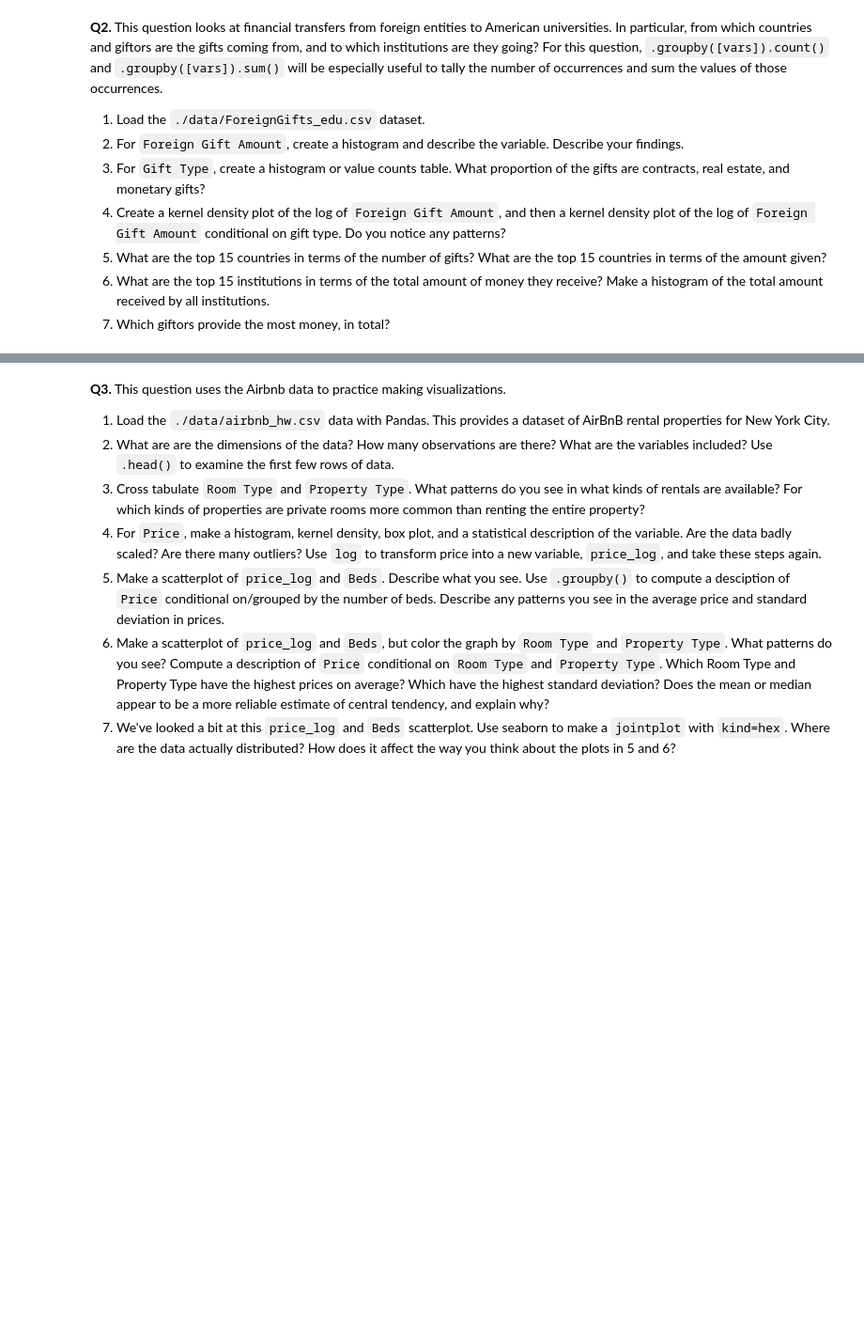
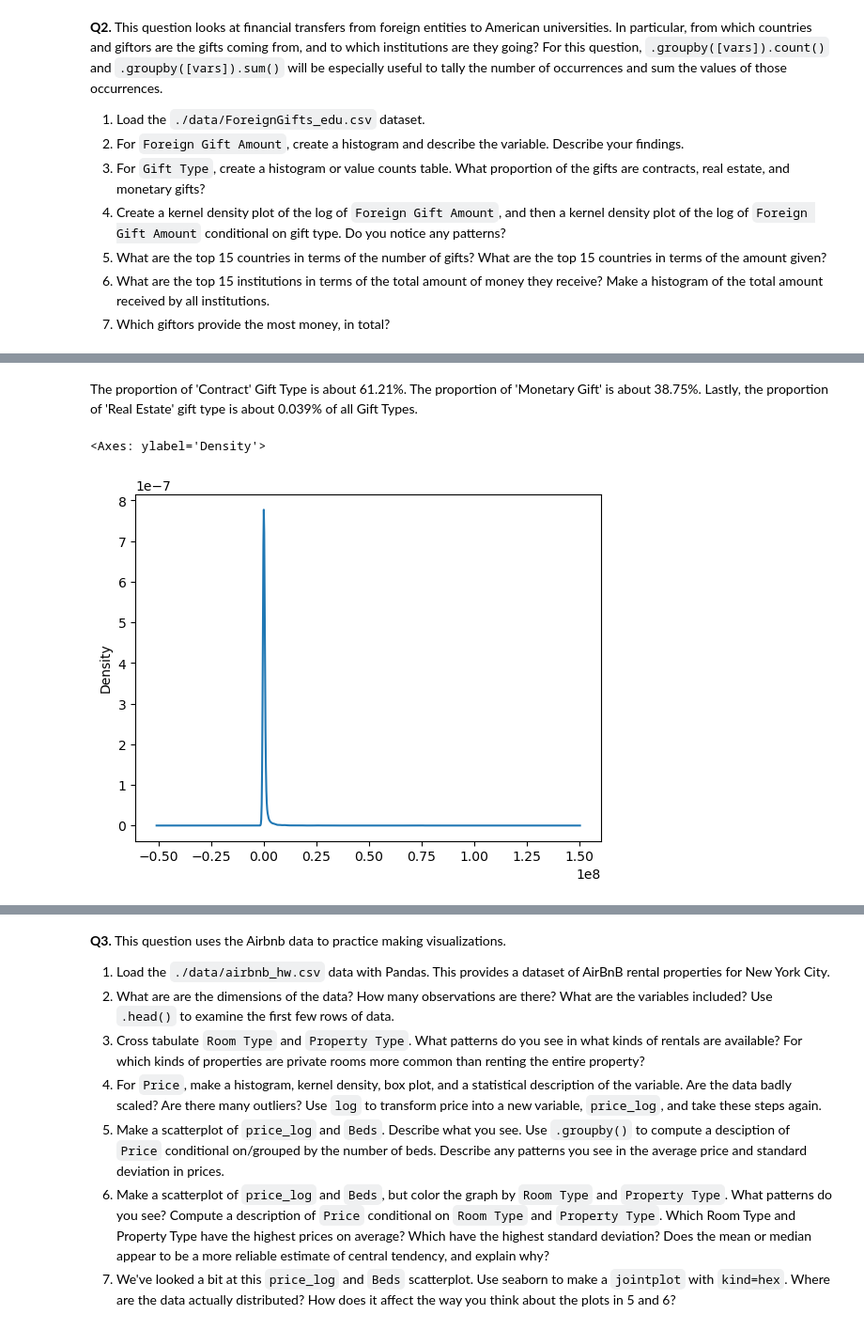
Before and after one commit to yuthimreddy/EDA_HW03, a Jupyter notebook: assignment/assignment.ipynb, the cells around one changed output, grey strips where cells are left out. Shown at 94% size. Drawn from its saved outputs; the diff is of its cells as text; code cells hidden in the pictures; blank space fills up the shorter version.

```diff
--- a/assignment/assignment.ipynb
+++ b/assignment/assignment.ipynb
@@ -34,0 +89,8 @@ It can be very helpful to understand some basic properties of these statistics.
+# %% [markdown]
+The proportion of 'Contract' Gift Type is about 61.21%. The proportion of 'Monetary Gift' is about 38.75%. Lastly, the proportion of 'Real Estate' gift type is about 0.039% of all Gift Types.
+# %%
+# density kernel plot: Foreign Gift Amount
+df['Foreign Gift Amount'].plot.density()
+# %% [output]
+<Axes: ylabel='Density'>
+[figure, added]
```
Also changed, not shown: parts of 20 cells of this notebook, 2 other files.
